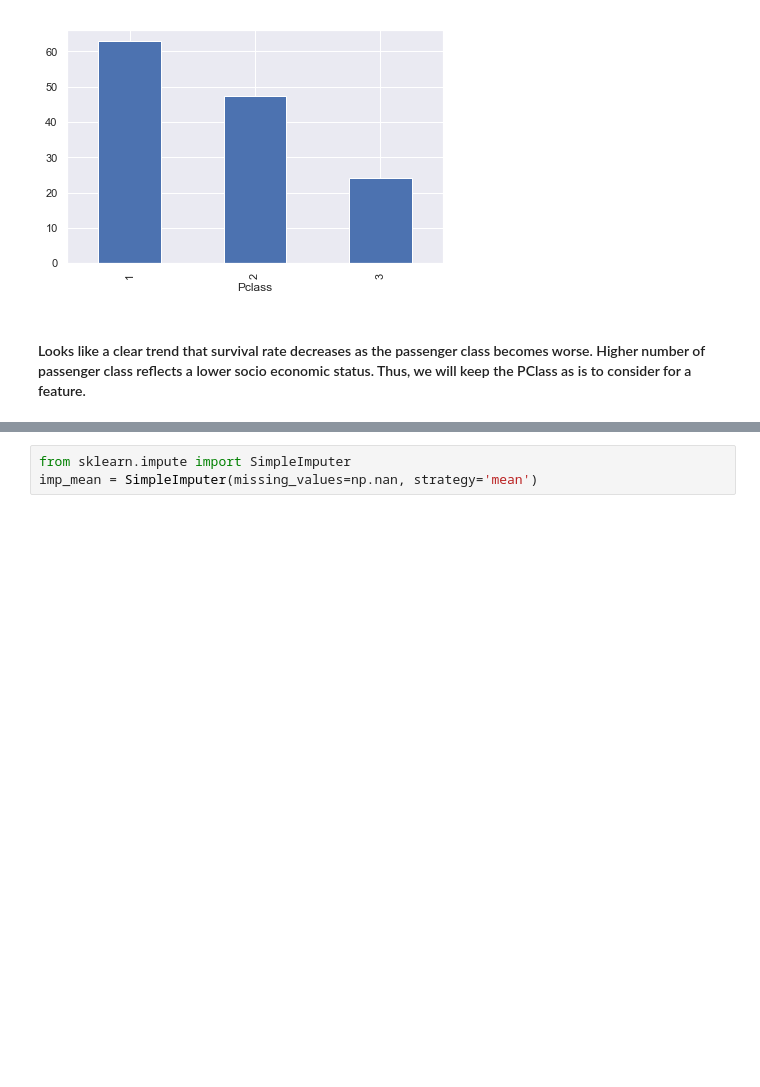
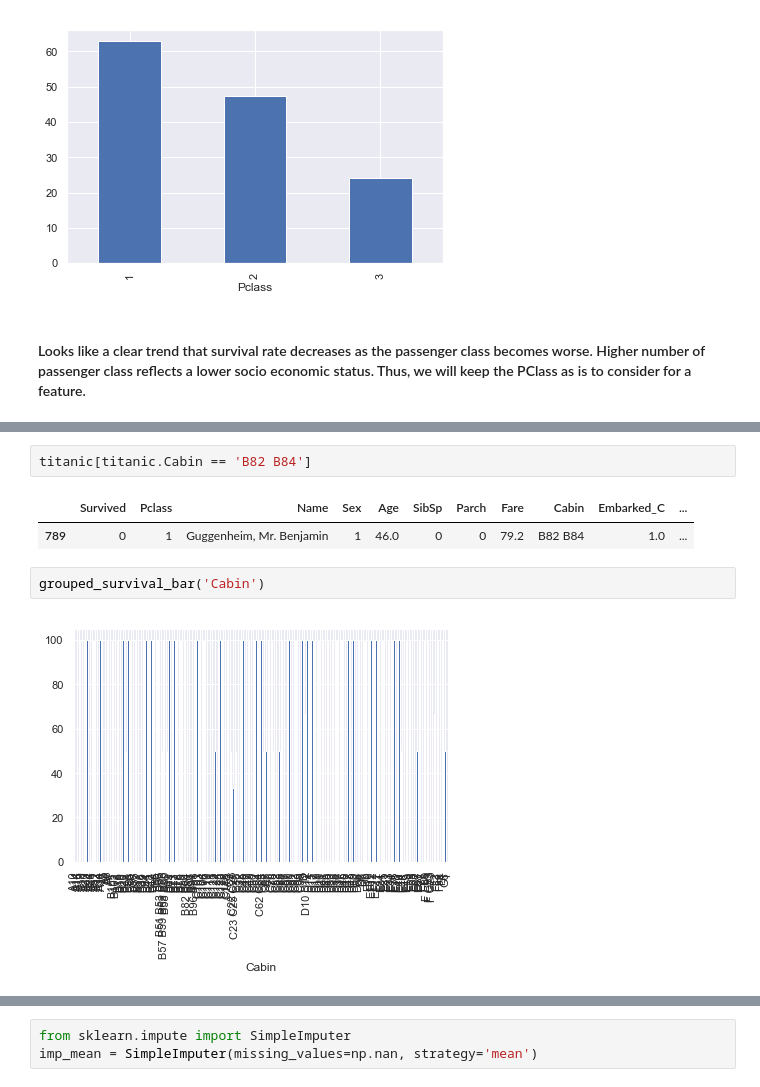
Before and after one commit to abhishekjain88/titanic-kaggle, a Jupyter notebook: Titanic Competition.ipynb, the cells around one changed output, grey strips where cells are left out. Saved outputs shown, nothing was run; the diff lists cells and outputs as text; blank space fills up the shorter version.

Commit message:
Added cabin category analysis

```diff
--- a/Titanic Competition.ipynb
+++ b/Titanic Competition.ipynb
@@ -324,0 +364,9 @@ titanic.Embarked.value_counts()
+# %%
+titanic[titanic.Cabin == 'B82 B84']
+# %% [output]
+|  | Survived | Pclass | Name | Sex | Age | SibSp | Parch | Fare | Cabin | Embarked_C | ... |
+| 789 | 0 | 1 | Guggenheim, Mr. Benjamin | 1 | 46.0 | 0 | 0 | 79.2 | B82 B84 | 1.0 | ... |
+# %%
+grouped_survival_bar('Cabin')
+# %% [output]
+[figure, added]
```
Also changed, not shown: parts of 22 cells of this notebook.
